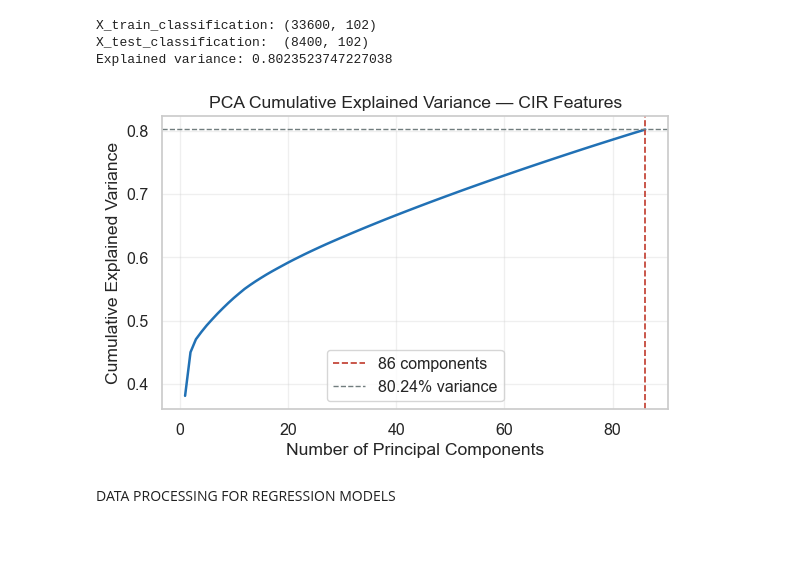
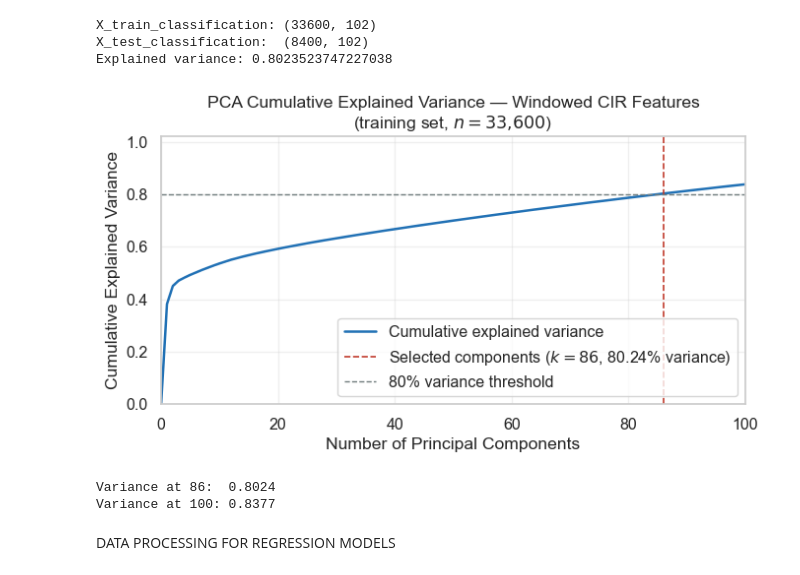
Before and after one commit to wymenlim/CSC3105, a Jupyter notebook: code/preprocessing.ipynb, the cells around one changed output. Drawn from its saved outputs; the diff is of its cells as text; code cells hidden in the pictures; blank space fills up the shorter version.

Commit message:
pca graph update

```diff
--- a/code/preprocessing.ipynb
+++ b/code/preprocessing.ipynb
@@ -519,26 +519,49 @@ print("Explained variance:", preprocessor.named_transformers_['cir']['pca'].expl
 X_train_classification: (33600, 102)
 X_test_classification:  (8400, 102)
 Explained variance: 0.8023523747227038
-# %%
-import matplotlib.pyplot as plt
-
-pca = preprocessor.named_transformers_['cir']['pca']
-cumvar = pca.explained_variance_ratio_.cumsum()
-
-fig, ax = plt.subplots(figsize=(6, 4))
-ax.plot(range(1, len(cumvar)+1), cumvar, color='#2171B5', linewidth=1.8)
-ax.axvline(86, linestyle='--', color='#C0392B', linewidth=1.2, label='86 components')
-ax.axhline(0.8024, linestyle='--', color='#717D7E', linewidth=1.0, label='80.24% variance')
-ax.set_xlabel('Number of Principal Components')
-ax.set_ylabel('Cumulative Explained Variance')
-ax.set_title('PCA Cumulative Explained Variance — CIR Features')
-ax.legend()
-ax.grid(True, alpha=0.3)
-plt.tight_layout()
-plt.savefig('pca_cumulative_variance.png', dpi=150, bbox_inches='tight')
-plt.show()
-# %% [output]
-[figure, removed]
+# %%
+import matplotlib.pyplot as plt
+from sklearn.decomposition import PCA
+from sklearn.preprocessing import StandardScaler
+
+# Refit full PCA on training CIR only — for visualisation, not modelling
+n = len(selected_features)
+cir_train = X_train_raw[:, n:]                        # (33600, 200)
+cir_scaled = StandardScaler().fit_transform(cir_train)
+
+pca_full = PCA(n_components=200, random_state=42)
+pca_full.fit(cir_scaled)
+cumvar = pca_full.explained_variance_ratio_.cumsum()
+
+# Prepend (0, 0) so the line starts from the origin
+x_vals = [0] + list(range(1, 201))
+y_vals = [0] + list(cumvar)
+
+fig, ax = plt.subplots(figsize=(7, 4))
+ax.plot(x_vals, y_vals, color='#2171B5', linewidth=1.8, label='Cumulative explained variance')
+
+ax.axvline(86, linestyle='--', color='#C0392B', linewidth=1.2,
+           label='Selected components ($k=86$, 80.24% variance)')
+ax.axhline(0.80, linestyle='--', color='#717D7E', linewidth=1.0,
+           label='80% variance threshold')
+
+ax.set_xlabel('Number of Principal Components')
+ax.set_ylabel('Cumulative Explained Variance')
+ax.set_title('PCA Cumulative Explained Variance — Windowed CIR Features\n(training set, $n=33{,}600$)')
+ax.set_xlim(0, 100)
+ax.set_ylim(0, 1.02)
+ax.legend(loc='lower right')
+ax.grid(True, alpha=0.3)
+plt.tight_layout()
+plt.savefig('../pca_cumulative_variance.png', dpi=150, bbox_inches='tight')
+plt.show()
+
+print(f"Variance at 86:  {cumvar[85]:.4f}")
+print(f"Variance at 100: {cumvar[99]:.4f}")
+# %% [output]
+[figure, added]
+Variance at 86:  0.8024
+Variance at 100: 0.8377
 # %% [markdown]
 DATA PROCESSING FOR REGRESSION MODELS
 # %%
```
Also changed, not shown: parts of 1 cell of this notebook, 1 other file.
